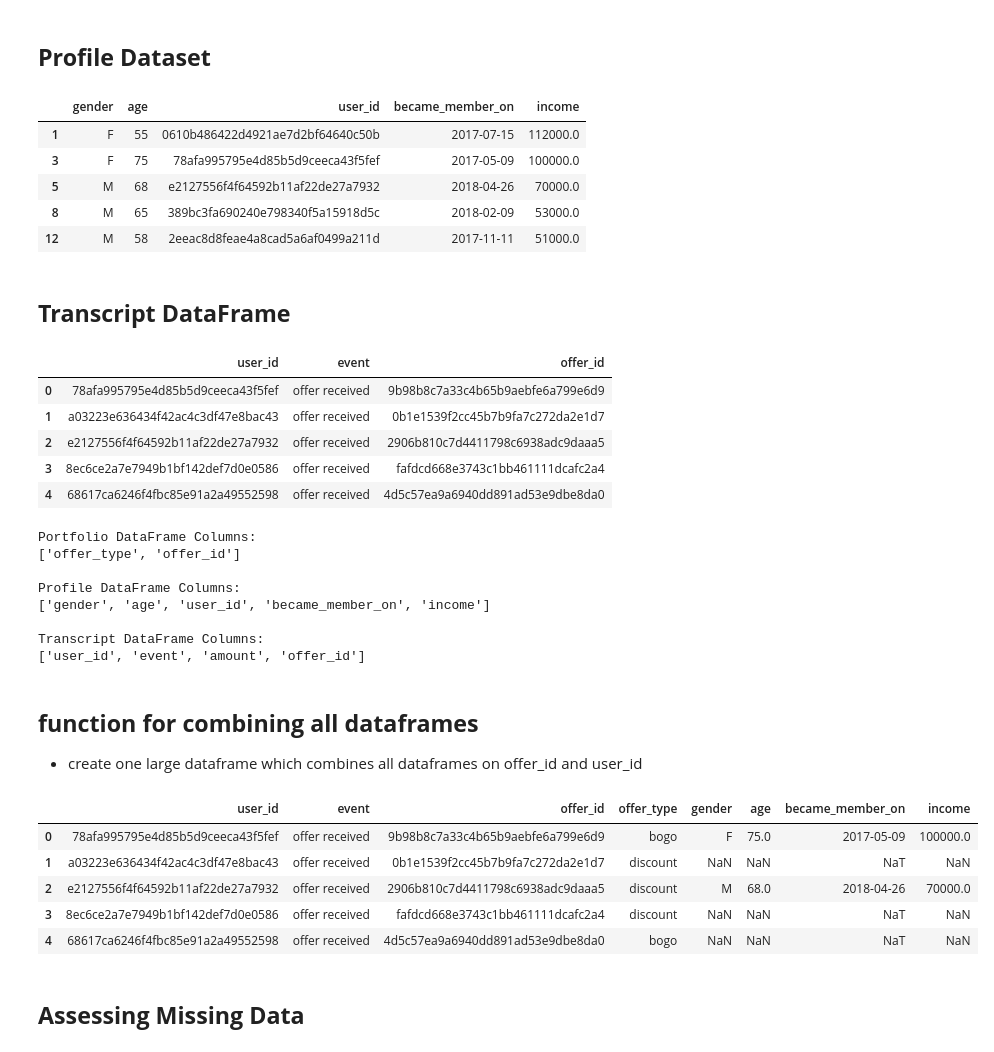
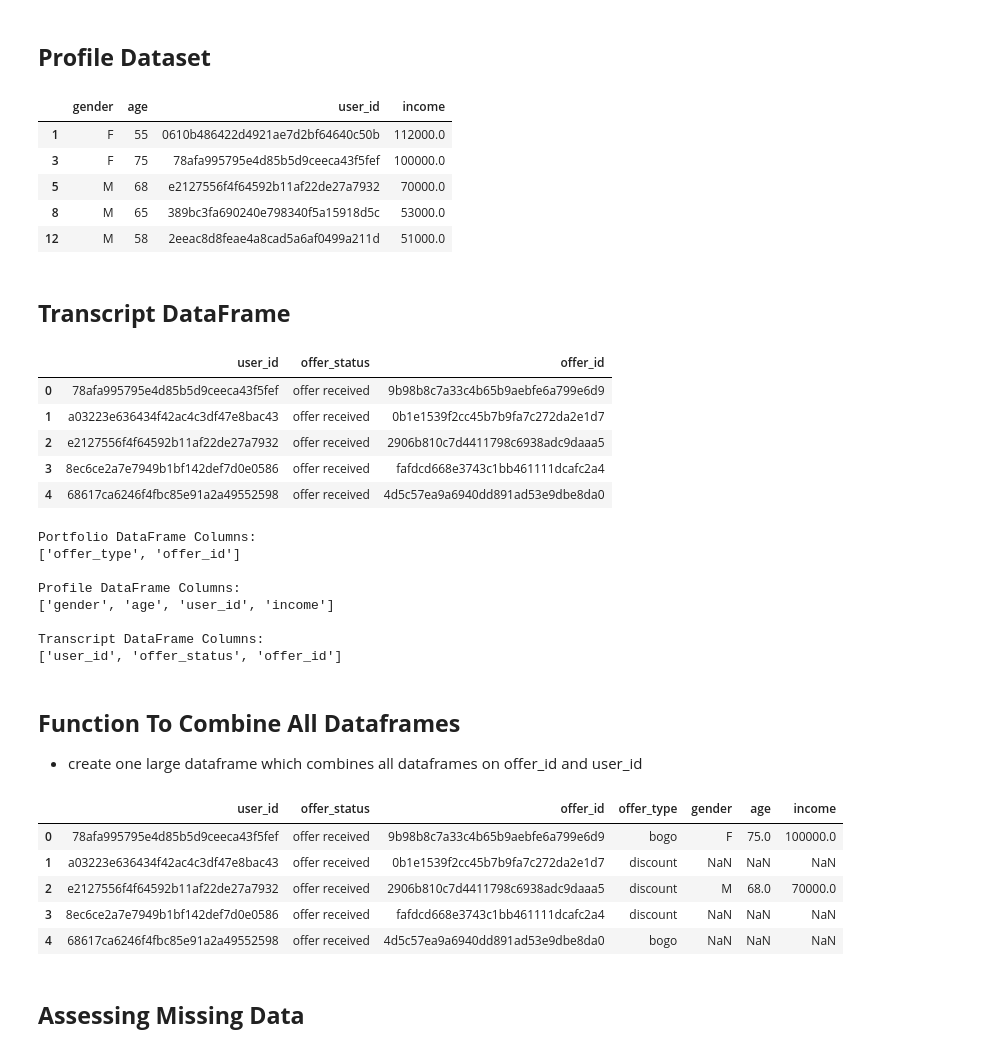
Before and after one commit to ELBrown11/StarbucksCapstoneChallenge, a Jupyter notebook: Starbucks_Capstone_notebook_DataPrep.ipynb, the cells around one changed output. Cells and saved outputs as stored; diff of their text form; code cells hidden in the pictures.

```diff
--- a/Starbucks_Capstone_notebook_DataPrep.ipynb
+++ b/Starbucks_Capstone_notebook_DataPrep.ipynb
@@ -472,10 +472,11 @@ def preprocess_profile(df):
     Preprocess the Starbucks profile DataFrame.
 
     Steps:
-    - converts 'became_member_on' to datetime
+
     - filters for ages outside of reasonable bounds (e.g., negative ages or people older than 101)
       - this also gets rid of rows with missing gender and income data bc they're the same rows
     - renames 'id' to 'user_id' for clarity
+    - drop became_member_on
 
     Parameters:
     - df: raw transcript DataFrame
@@ -488,8 +489,7 @@ def preprocess_profile(df):
     #create a copy of the DataFrame to avoid the SettingWithCopyWarning
     df = df.copy()
 
-    #convert 'became_member_on' to datetime
-    df['became_member_on'] = pd.to_datetime(df['became_member_on'], format='%Y%m%d')
+
 
     #check for ages outside of reasonable bounds (e.g., negative ages or extremely old ages).
     df = df[(df['age'] >= 0) & (df['age'] <= 101)]
@@ -497,18 +497,21 @@ def preprocess_profile(df):
     #change id to user_id
     df.rename(columns={'id': 'user_id'}, inplace=True)
 
+    #drop column
+    df.drop(columns='became_member_on', inplace=True)
+
 
     return df
 
 profile = preprocess_profile(profile)
 profile.head()
 # %% [output]
-|  | gender | age | user_id | became_member_on | income |
-| 1 | F | 55 | 0610b486422d4921ae7d2bf64640c50b | 2017-07-15 | 112000.0 |
-| 3 | F | 75 | 78afa995795e4d85b5d9ceeca43f5fef | 2017-05-09 | 100000.0 |
-| 5 | M | 68 | e2127556f4f64592b11af22de27a7932 | 2018-04-26 | 70000.0 |
-| 8 | M | 65 | 389bc3fa690240e798340f5a15918d5c | 2018-02-09 | 53000.0 |
-| 12 | M | 58 | 2eeac8d8feae4a8cad5a6af0499a211d | 2017-11-11 | 51000.0 |
+|  | gender | age | user_id | income |
+| 1 | F | 55 | 0610b486422d4921ae7d2bf64640c50b | 112000.0 |
+| 3 | F | 75 | 78afa995795e4d85b5d9ceeca43f5fef | 100000.0 |
+| 5 | M | 68 | e2127556f4f64592b11af22de27a7932 | 70000.0 |
+| 8 | M | 65 | 389bc3fa690240e798340f5a15918d5c | 53000.0 |
+| 12 | M | 58 | 2eeac8d8feae4a8cad5a6af0499a211d | 51000.0 |
 # %% [markdown]
 ## **Transcript DataFrame**
 # %%
@@ -522,15 +525,14 @@ def preprocess_transcript(df):
     - standardizes column names:
         - renames 'offer id' to 'offer_id'
         - renames 'person' to 'user_id'
+        - change 'event' to 'offer_status'
     - drops columns 'time', 'reward', 'amount'
-
-
 
     Parameters:
     - df: raw transcript DataFrame
 
     Returns:
-    - df: cleaned and expanded transcript DataFrame
+    - df: cleaned transcript DataFrame
     """
     #expand the 'value' dictionary into separate columns
     value_df = df['value'].apply(pd.Series)
@@ -542,10 +544,11 @@ def preprocess_transcript(df):
         df.drop(columns='offer id', inplace=True)
 
     #rename 'person' to 'user_id'
-    df.rename(columns={'person': 'user_id'}, inplace=True)
+    df.rename(columns={'person': 'user_id',
+                       'event': 'offer_status'}, inplace=True)
 
     #drop column
-    df.drop(columns=['reward','amount'], inplace=True)
+    df.drop(columns=['time','reward','amount'], inplace=True)
 
     return df
 
@@ -553,7 +556,7 @@ def preprocess_transcript(df):
 transcript = preprocess_transcript(transcript)
 transcript.head()
 # %% [output]
-|  | user_id | event | offer_id |
+|  | user_id | offer_status | offer_id |
 | 0 | 78afa995795e4d85b5d9ceeca43f5fef | offer received | 9b98b8c7a33c4b65b9aebfe6a799e6d9 |
 | 1 | a03223e636434f42ac4c3df47e8bac43 | offer received | 0b1e1539f2cc45b7b9fa7c272da2e1d7 |
 | 2 | e2127556f4f64592b11af22de27a7932 | offer received | 2906b810c7d4411798c6938adc9daaa5 |
@@ -575,43 +578,43 @@ Portfolio DataFrame Columns:
 ['offer_type', 'offer_id']
 
 Profile DataFrame Columns:
-['gender', 'age', 'user_id', 'became_member_on', 'income']
+['gender', 'age', 'user_id', 'income']
 
 Transcript DataFrame Columns:
-['user_id', 'event', 'amount', 'offer_id']
+['user_id', 'offer_status', 'offer_id']
 # %% [markdown]
-## **function for combining all dataframes**
+## **Function To Combine All Dataframes**
 - create one large dataframe which combines all dataframes on offer_id and user_id
 # %%
 def combine_dataframes(profile_df, portfolio_df, transcript_df):
     """
     Combines profile, portfolio, and transcript dataframes into one enriched dataframe.
 
     Parameters:
     - profile_df: dataFrame containing user profile information.
     - portfolio_df: dataFrame containing offer metadata (with channels expanded).
     - transcript_df: dataFrame containing user interactions (with offers).
 
     Returns:
     - combined_df: A merged dataframe combining all three sources.
     """
 
     # Merge transcript with portfolio on offer_id
-    transcript_offer = transcript_df.merge(portfolio_df, on='offer_id', how='left')
+    transcript_portfolio = transcript_df.merge(portfolio_df, on='offer_id', how='left')
 
     # Merge the result with profile on user_id
-    combined_df = transcript_offer.merge(profile_df, on='user_id', how='left')
+    combined_df = transcript_portfolio.merge(profile_df, on='user_id', how='left')
 
     return combined_df
 
 combined_df = combine_dataframes(profile, portfolio, transcript)
 combined_df.head()
 # %% [output]
-|  | user_id | event | offer_id | offer_type | gender | age | became_member_on | income |
-| 0 | 78afa995795e4d85b5d9ceeca43f5fef | offer received | 9b98b8c7a33c4b65b9aebfe6a799e6d9 | bogo | F | 75.0 | 2017-05-09 | 100000.0 |
-| 1 | a03223e636434f42ac4c3df47e8bac43 | offer received | 0b1e1539f2cc45b7b9fa7c272da2e1d7 | discount | NaN | NaN | NaT | NaN |
-| 2 | e2127556f4f64592b11af22de27a7932 | offer received | 2906b810c7d4411798c6938adc9daaa5 | discount | M | 68.0 | 2018-04-26 | 70000.0 |
-| 3 | 8ec6ce2a7e7949b1bf142def7d0e0586 | offer received | fafdcd668e3743c1bb461111dcafc2a4 | discount | NaN | NaN | NaT | NaN |
-| 4 | 68617ca6246f4fbc85e91a2a49552598 | offer received | 4d5c57ea9a6940dd891ad53e9dbe8da0 | bogo | NaN | NaN | NaT | NaN |
+|  | user_id | offer_status | offer_id | offer_type | gender | age | income |
+| 0 | 78afa995795e4d85b5d9ceeca43f5fef | offer received | 9b98b8c7a33c4b65b9aebfe6a799e6d9 | bogo | F | 75.0 | 100000.0 |
+| 1 | a03223e636434f42ac4c3df47e8bac43 | offer received | 0b1e1539f2cc45b7b9fa7c272da2e1d7 | discount | NaN | NaN | NaN |
+| 2 | e2127556f4f64592b11af22de27a7932 | offer received | 2906b810c7d4411798c6938adc9daaa5 | discount | M | 68.0 | 70000.0 |
+| 3 | 8ec6ce2a7e7949b1bf142def7d0e0586 | offer received | fafdcd668e3743c1bb461111dcafc2a4 | discount | NaN | NaN | NaN |
+| 4 | 68617ca6246f4fbc85e91a2a49552598 | offer received | 4d5c57ea9a6940dd891ad53e9dbe8da0 | bogo | NaN | NaN | NaN |
 # %% [markdown]
 ## **Assessing Missing Data**
```
Also changed, not shown: parts of 26 cells of this notebook.
